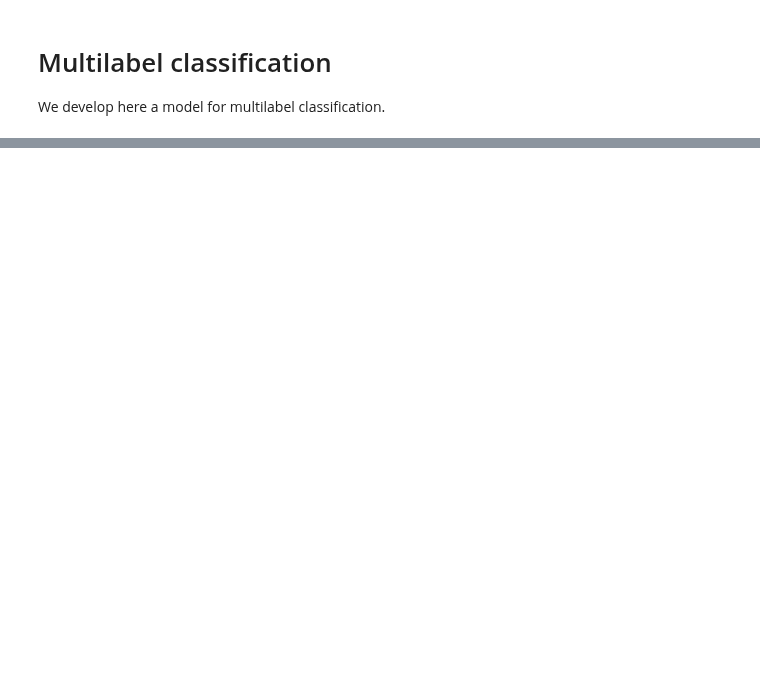
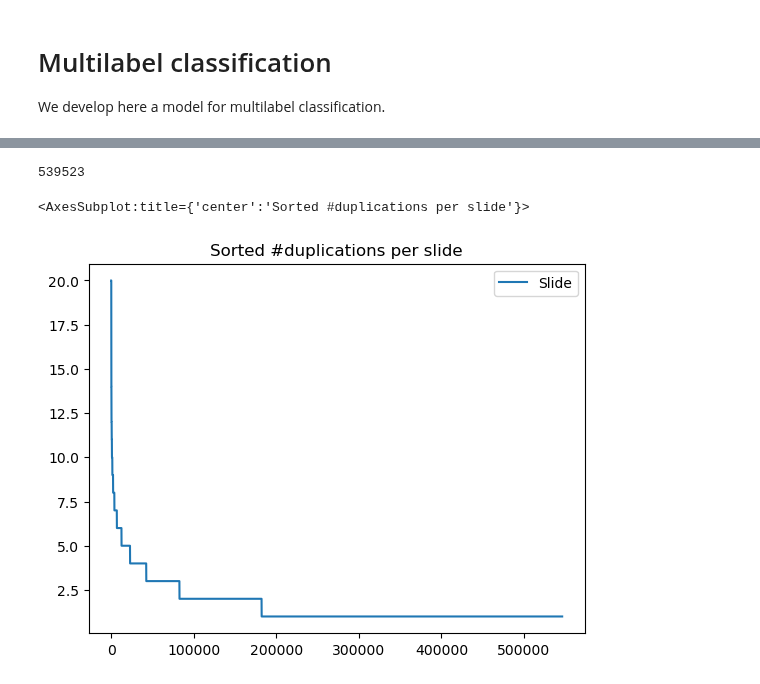
Before and after one commit to csi-greifflab/negative-class-optimization, a Jupyter notebook: notebooks/17_Absolut_Multilabel.ipynb, the cells around one changed output, grey strips where cells are left out. Drawn from its saved outputs; the diff is of its cells as text; code cells hidden in the pictures; blank space fills up the shorter version.

Commit message:
Progress on multilabel

```diff
--- a/notebooks/17_Absolut_Multilabel.ipynb
+++ b/notebooks/17_Absolut_Multilabel.ipynb
@@ -38,0 +102,6 @@ tensor(0.6978, grad_fn=<BinaryCrossEntropyBackward0>)
+# %%
+df_train_val = pd.read_csv("../data/Absolut/processed/multilabel/df_train_val.tsv", sep='\t')
+df_train_val_2 = pd.read_csv("../data/Absolut/processed/multiclass/df_train_val.tsv", sep='\t')
+
+print(df_train_val.shape)
+df_train_val.head()
@@ -38,0 +116,9 @@ tensor(0.6978, grad_fn=<BinaryCrossEntropyBackward0>)
+# %%
+df_train_val["Slide"].duplicated(keep=False).sum()
+# %% [output]
+539523
+# %%
+df_train_val["Slide"].value_counts().reset_index().plot(title="Sorted #duplications per slide")
+# %% [output]
+<AxesSubplot:title={'center':'Sorted #duplications per slide'}>
+[figure, added]
```
Also changed, not shown: parts of 15 cells of this notebook, 9 other files.
